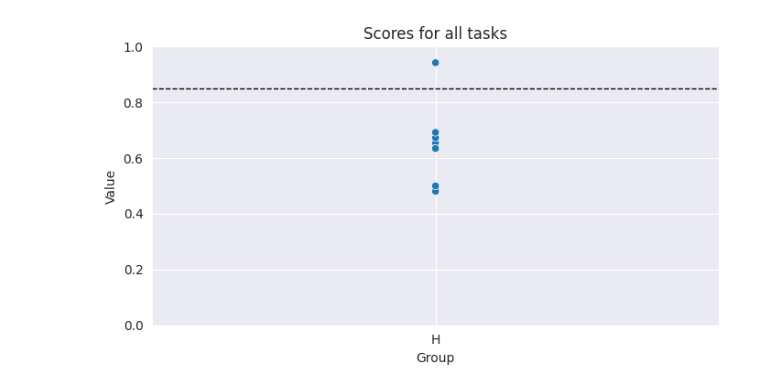
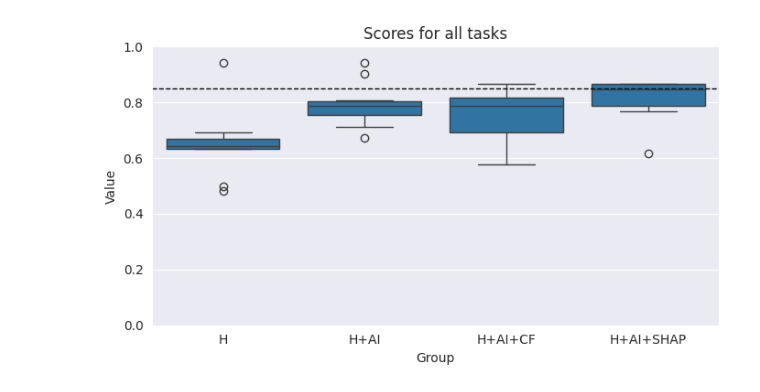
Before and after one commit to jules-leguy/xaipatimg, a Jupyter notebook: notebooks/results_analysis/02.01_db3.1.0_expv1.ipynb, the cells around one changed output. Cells and saved outputs as stored; diff of their text form; code cells hidden in the pictures.

```diff
--- a/notebooks/results_analysis/02.01_db3.1.0_expv1.ipynb
+++ b/notebooks/results_analysis/02.01_db3.1.0_expv1.ipynb
@@ -69,5 +62,6 @@ results_filenames_d = {
 # %%
-results_filenames_d = data_matching( protocol_paths_d, [os.path.join(prolific_matching_dir, "1prolific.json")])
+results_filenames_d = data_matching( protocol_paths_d, [os.path.join(prolific_matching_dir, "1prolific.json"),
+                                                        os.path.join(prolific_matching_dir, "2prolific.json")])
 # %%
 results_filenames_d
 # %% [output]
@@ -86,0 +85,3 @@ results_filenames_d
+# %%
+for k, v in results_filenames_d.items():
+    print(f"{k}: {len(v)}")
@@ -116,6 +122,7 @@ def compute_scores(results_dir, results_filenames_d, protocol_paths_d, tasks_dir
     output_res_scores_d = {}
     output_res_reliance_d = {}
     output_res_overreliance_d = {}
+    output_res_underreliance_d = {}
 
     # Iterating over all groups
     for group_key, filenames_list in results_filenames_d.items():
@@ -123,16 +130,21 @@ def compute_scores(results_dir, results_filenames_d, protocol_paths_d, tasks_dir
         output_res_scores_d[group_key] = []
         output_res_reliance_d[group_key] = []
         output_res_overreliance_d[group_key] = []
-
+        output_res_underreliance_d[group_key] = []
         # Iterating on all results files for the current group
         for filename in filenames_list:
             curr_res_path = os.path.join(results_dir, filename)
+            curr_res_d = load_json(curr_res_path)
+            if not curr_res_d["is_completed"]:
+                continue
 
             nb_questions = 0
             nb_quest_wrong_predictions = 0
+            nb_quest_right_predictions = 0
             nb_correct = 0
             nb_reliance = 0
             nb_overreliance = 0
+            nb_underreliance = 0
             early_break = False
 
             # Iterating over all tasks
@@ -141,19 +153,23 @@ def compute_scores(results_dir, results_filenames_d, protocol_paths_d, tasks_dir
                 task_true, ai_pred = load_task_csv_file(os.path.join(tasks_dir, task_name + "_content.csv"))
 
                 answers_idx_vect, answers_text_vect, _, _, _ = \
-                    extract_p_task_results(load_json(curr_res_path),
+                    extract_p_task_results(curr_res_d,
                                            task_protocol_keys[tasks_names[task_idx]],
                                            protocol_d=load_json(protocol_paths_d[group_key]))
 
                 nb_questions += len(answers_idx_vect)
                 nb_quest_wrong_predictions += np.sum(task_true != ai_pred)
-
+                nb_quest_right_predictions += np.sum(task_true == ai_pred)
                 try:
                     nb_correct += np.sum(answers_idx_vect == np.logical_not(task_true))
                     nb_reliance += np.sum(answers_idx_vect == np.logical_not(ai_pred))
                     nb_overreliance += np.sum(np.logical_and(
                         answers_idx_vect == np.logical_not(ai_pred),
                         ai_pred != task_true
+                    ))
+                    nb_underreliance += np.sum(np.logical_and(
+                        answers_idx_vect != np.logical_not(ai_pred),
+                        ai_pred == task_true
                     ))
                     #
                     # if np.isnan(np.sum(answers_idx_vect)):
@@ -169,6 +185,7 @@ def compute_scores(results_dir, results_filenames_d, protocol_paths_d, tasks_dir
                     output_res_scores_d[group_key].append(None)
                     output_res_reliance_d[group_key].append(None)
                     output_res_overreliance_d[group_key].append(None)
+                    output_res_underreliance_d[group_key].append(None)
                     early_break = True
                     break
 
@@ -176,34 +193,35 @@ def compute_scores(results_dir, results_filenames_d, protocol_paths_d, tasks_dir
                 output_res_scores_d[group_key].append(nb_correct / nb_questions)
                 output_res_reliance_d[group_key].append(nb_reliance / nb_questions)
                 output_res_overreliance_d[group_key].append(nb_overreliance / nb_quest_wrong_predictions)
+                output_res_underreliance_d[group_key].append(nb_underreliance / nb_quest_right_predictions)
 
-    return output_res_scores_d, output_res_reliance_d, output_res_overreliance_d
+    return output_res_scores_d, output_res_reliance_d, output_res_overreliance_d, output_res_underreliance_d
 # %%
-all_scores, all_reliance, all_overreliance = compute_scores(results_dir, results_filenames_d, protocol_paths_d,
+all_scores, all_reliance, all_overreliance, all_underreliance = compute_scores(results_dir, results_filenames_d, protocol_paths_d,
                                                             tasks_dir,
                                                             EASY_TASKS + DIFFICULT_TASKS, TASK_PROTOCOL_KEYS)
 
-all_scores_easy, all_reliance_easy, all_overreliance_easy = compute_scores(results_dir, results_filenames_d,
+all_scores_easy, all_reliance_easy, all_overreliance_easy, all_underreliance_easy = compute_scores(results_dir, results_filenames_d,
                                                                            protocol_paths_d, tasks_dir,
                                                                            EASY_TASKS, TASK_PROTOCOL_KEYS)
 
-all_scores_difficult, all_reliance_difficult, all_overreliance_difficult = compute_scores(results_dir,
+all_scores_difficult, all_reliance_difficult, all_overreliance_difficult, all_underreliance_difficult = compute_scores(results_dir,
                                                                                           results_filenames_d,
                                                                                           protocol_paths_d,
                                                                                           tasks_dir, DIFFICULT_TASKS,
                                                                                           TASK_PROTOCOL_KEYS)
 
-all_scores_mild, all_reliance_mild, all_overreliance_mild = compute_scores(results_dir, results_filenames_d,
+all_scores_mild, all_reliance_mild, all_overreliance_mild, all_underreliance_mild = compute_scores(results_dir, results_filenames_d,
                                                                            protocol_paths_d, tasks_dir,
                                                                            MILD_PRESSURE_TASKS,
                                                                            TASK_PROTOCOL_KEYS)
 
-all_scores_strong, all_reliance_strong, all_overreliance_strong = compute_scores(results_dir, results_filenames_d,
+all_scores_strong, all_reliance_strong, all_overreliance_strong, all_underreliance_strong = compute_scores(results_dir, results_filenames_d,
                                                                                  protocol_paths_d, tasks_dir,
                                                                                  STRONG_PRESSURE_TASKS,
                                                                                  TASK_PROTOCOL_KEYS)
 
-comprehension_score, _, _ = compute_scores(results_dir, results_filenames_d, protocol_paths_d, tasks_dir, COMPREHENSION_TASKS, TASK_PROTOCOL_KEYS)
+comprehension_score, _, _, _ = compute_scores(results_dir, results_filenames_d, protocol_paths_d, tasks_dir, COMPREHENSION_TASKS, TASK_PROTOCOL_KEYS)
 
 # all_scores_findpatterns, all_reliance_findpatterns, all_overreliance_findpatterns = compute_scores(results_dir,
 #                                                                                                    results_filenames_d,
@@ -375,4 +499,4 @@ def scatter_groups_nested(data, outer_name, inner_name, title="Group Scatter Plo
 # %%
-scatter_groups(all_scores, group_name="Group", title="Scores for all tasks", y_lim=(0, 1), y_line=0.85)
+plot_boxplot(all_scores, group_name="Group", title="Scores for all tasks", y_lim=(0, 1), y_line=0.85)
 # %% [output]
-[figure, old version]
+[figure, new version]
```
Also changed, not shown: parts of 47 cells of this notebook, 2 other files.
